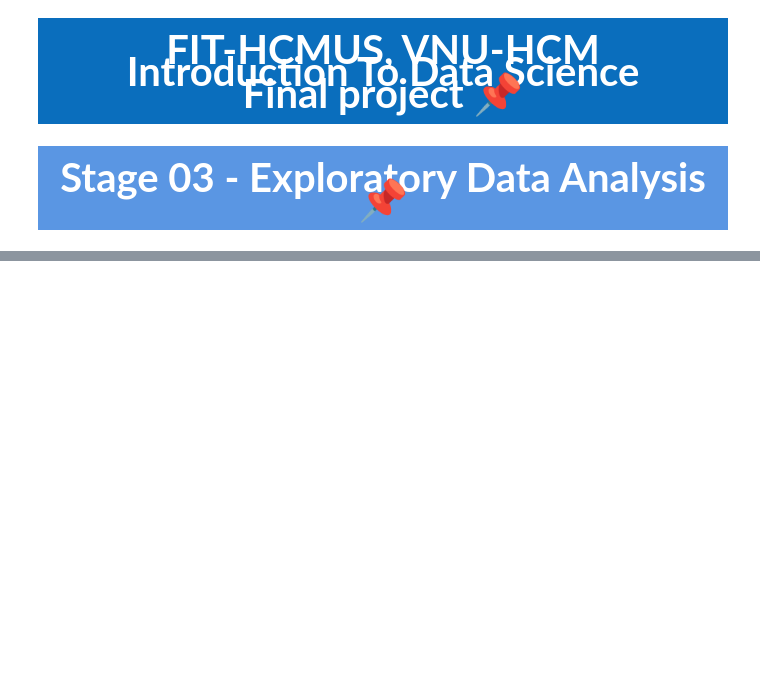
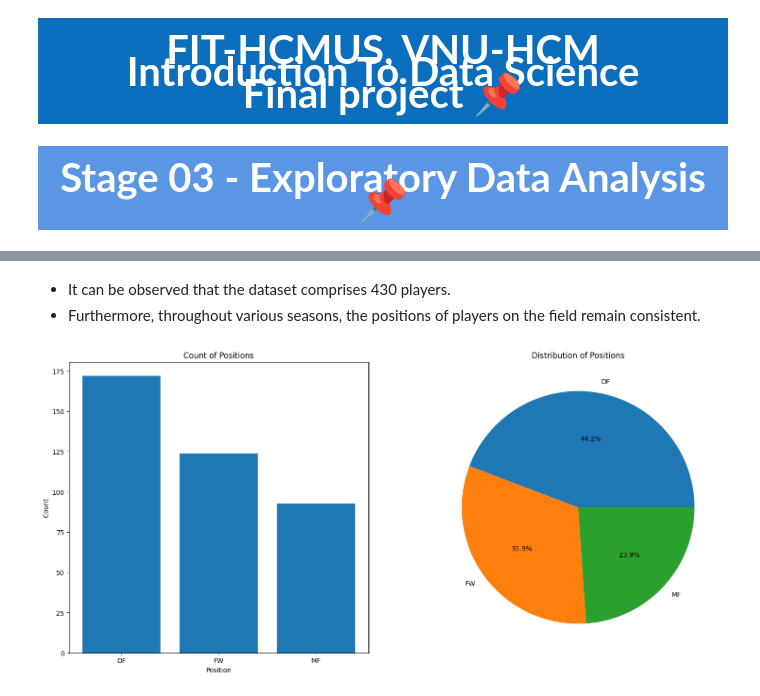
Before and after one commit to hwangdeokThien/CSC14119_IntroDS_final_project, a Jupyter notebook: src/notebooks/3.0-eda.ipynb, the cells around one changed output, grey strips where cells are left out. Saved outputs shown, nothing was run; the diff lists cells and outputs as text; code cells hidden in the pictures; blank space fills up the shorter version.

```diff
--- a/src/notebooks/3.0-eda.ipynb
+++ b/src/notebooks/3.0-eda.ipynb
@@ -14,0 +19,3 @@
+# %%
+df = pd.read_csv('../../data/processed/processed_fb_data.csv')
+df.info()
@@ -14,0 +48,5 @@
+# %%
+# Get Name and Postion data
+# When merging there is some duplicate rows because some players have more than 1 injuries in 1 season
+position = df[['Name', 'Position']].drop_duplicates()
+position.describe()
@@ -14,0 +59,20 @@
+# %% [markdown]
+- It can be observed that the dataset comprises 430 players.
+- Furthermore, throughout various seasons, the positions of players on the field remain consistent.
+# %%
+# Display the count and distribution of each unique value in the 'Position' column
+position_count = position['Position'].value_counts() # Get distribution of each unique value in Position
+
+# Visualize data
+fig, axes = plt.subplots(1, 2, figsize=(18, 8))
+
+axes[0].bar(position_count.index, position_count.values)
+axes[0].set_xlabel('Position')
+axes[0].set_ylabel('Count')
+axes[0].set_title('Count of Positions')
+
+axes[1].pie(position_count.values, labels = position_count.index, autopct='%1.1f%%', startangle=0)
+axes[1].set_title('Distribution of Positions')
+plt.show()
+# %% [output]
+[figure, added]
```
Also changed, not shown: parts of 152 cells of this notebook, 1 other file.
